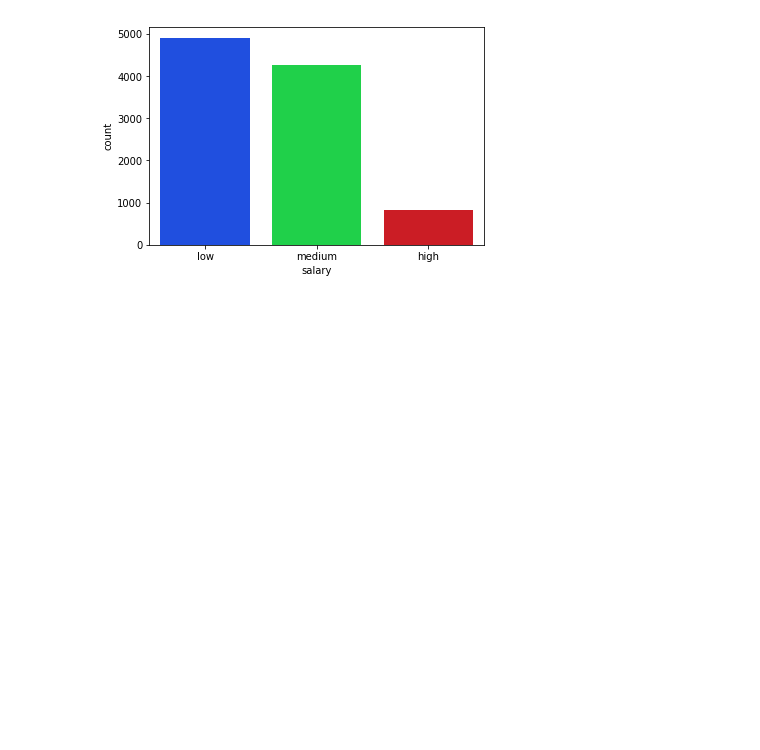
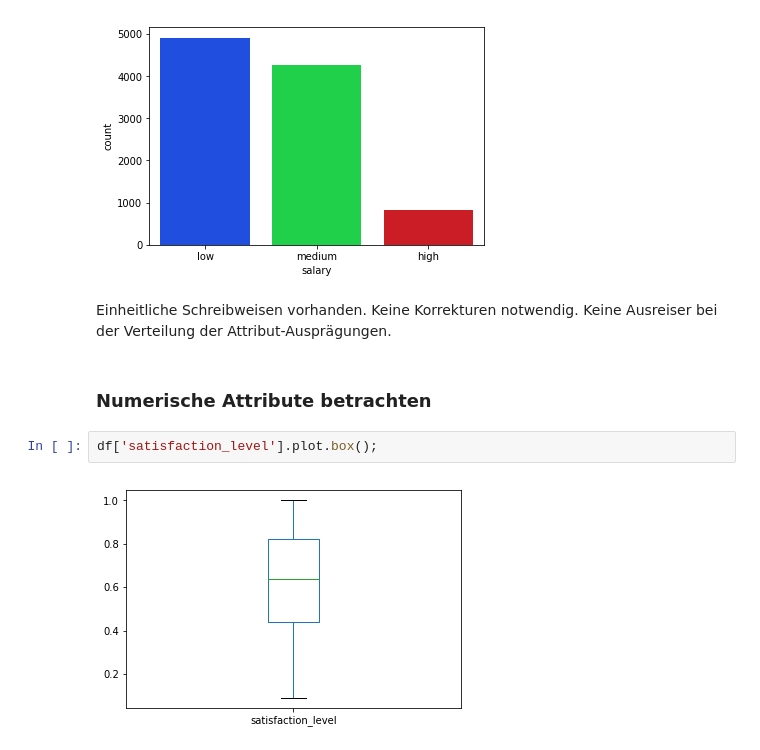
Before and after one commit to hhzanalyticslab/dbm16-hr-competition, a Jupyter notebook: EDA_hr_train.ipynb, the cells around one changed output. Drawn from its saved outputs; the diff is of its cells as text; blank space fills up the shorter version.

Commit message:
Add files via upload
- Einzel-Betrachtung der Attribute abgeschlossen

```diff
--- a/EDA_hr_train.ipynb
+++ b/EDA_hr_train.ipynb
@@ -125,3 +125,12 @@ sns.countplot(x='department', data=df, palette='bright', order=df['department'].
 sns.countplot(x='salary', data=df, palette='bright', order=df['salary'].value_counts().index);
 # %% [output]
 [figure]
+# %% [markdown]
+Einheitliche Schreibweisen vorhanden. Keine Korrekturen notwendig.
+Keine Ausreiser bei der Verteilung der Attribut-Ausprägungen.
+# %% [markdown]
+### Numerische Attribute betrachten
+# %%
+df['satisfaction_level'].plot.box();
+# %% [output]
+[figure, added]
```
Also changed, not shown: parts of 17 cells of this notebook.
